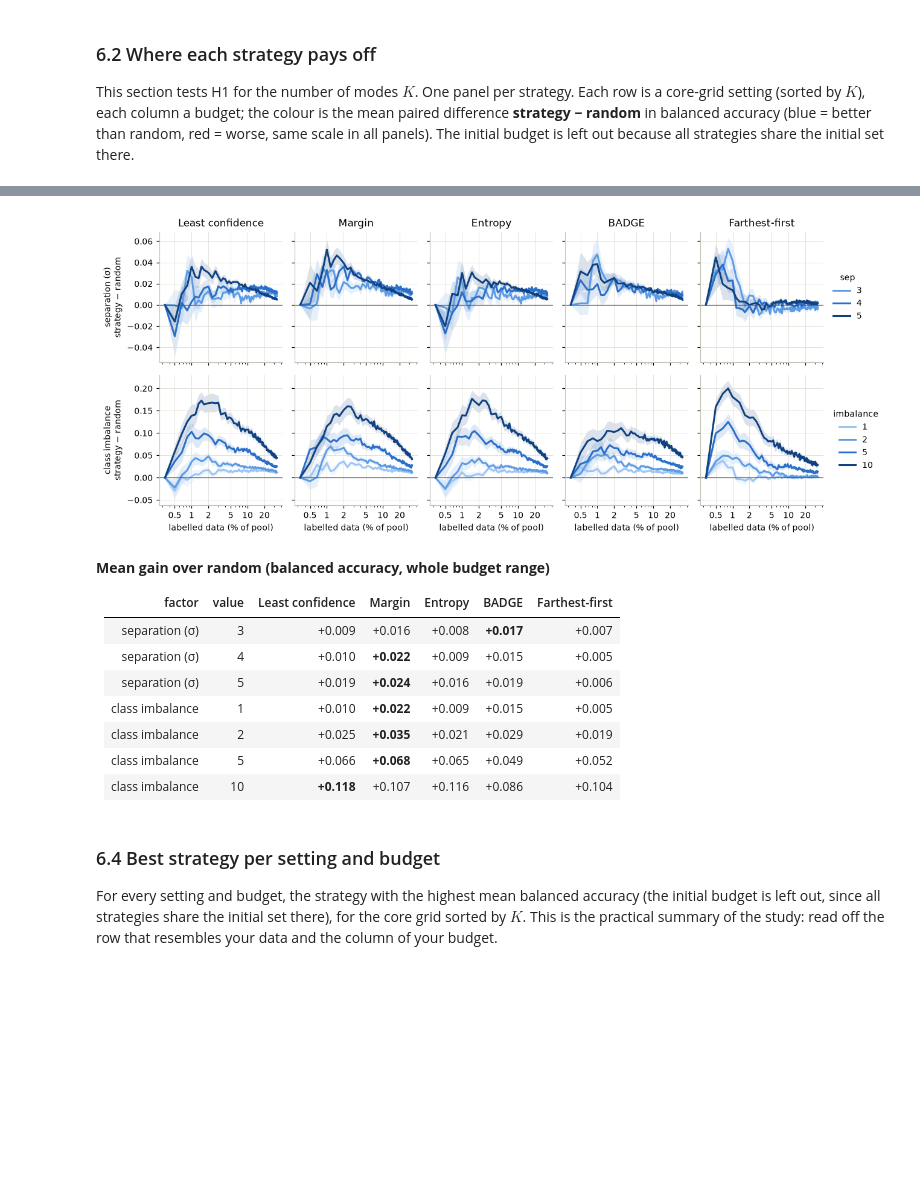
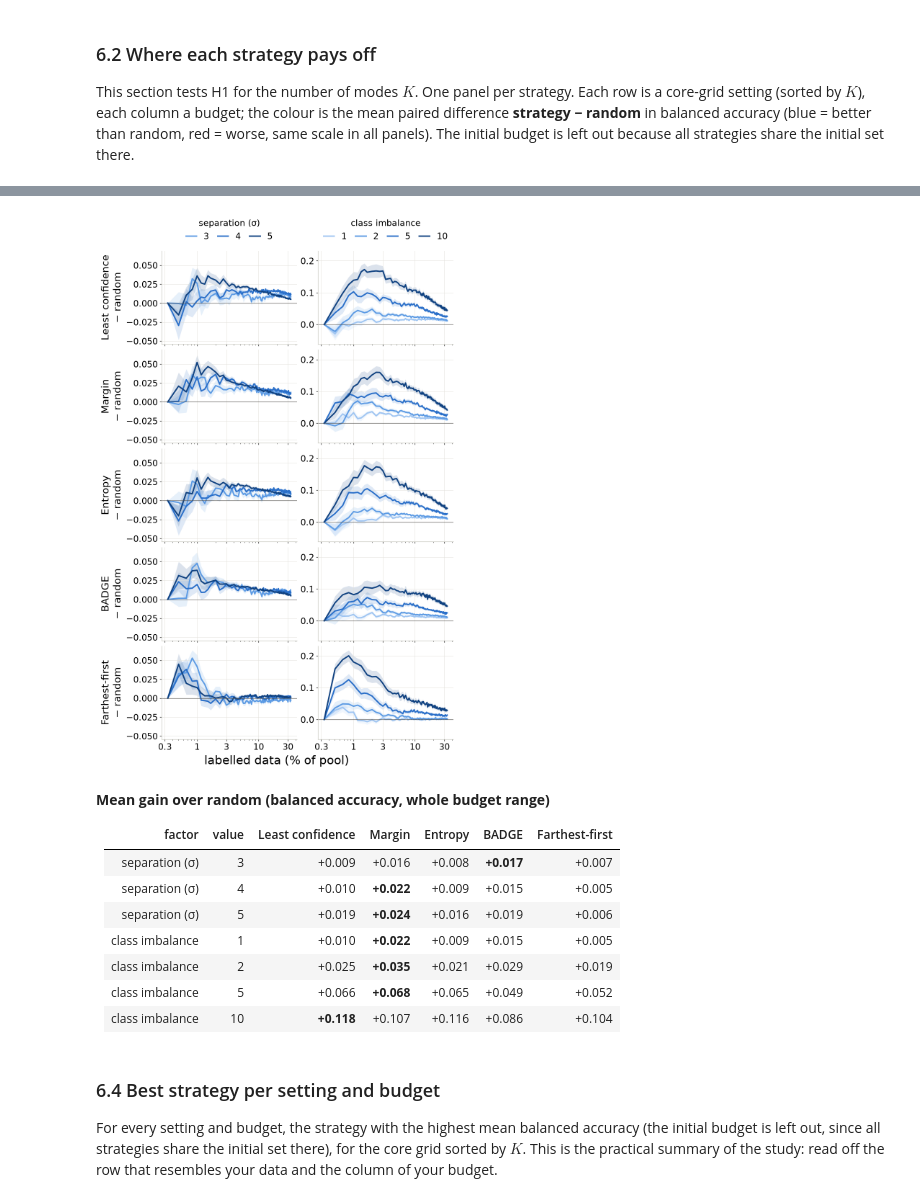
Before and after one commit to juh6973/active_learning_budget_study, a Jupyter notebook: pipeline.ipynb, the cells around one changed output, grey strips where cells are left out. Saved outputs shown, nothing was run; the diff lists cells and outputs as text; code cells hidden in the pictures; blank space fills up the shorter version.

```diff
--- a/pipeline.ipynb
+++ b/pipeline.ipynb
@@ -631,7 +635,7 @@ def gain_map(ax, settings, strategy, vmax):
     x = pct(settings[0], R[settings[0]]["budgets"])[1:]  # drop the initial budget (difference is 0 by construction)
     Z = np.array([diff_vs_random(R[s], strategy).mean(0)[1:] for s in settings])
     mesh = ax.pcolormesh(budget_edges(x), np.arange(len(settings) + 1), Z, cmap=DIVERGING, vmin=-vmax, vmax=vmax)
-    log_axis(ax)
+    ax.set_xscale("log")
     ax.set_yticks(np.arange(len(settings)) + 0.5, [s.label for s in settings])
     ax.grid(False)
     return mesh
@@ -641,21 +645,20 @@ ROWS = by_K(CORE)
 # one colour scale for all panels, so the panels can be compared directly
 vmax = np.quantile(np.abs([diff_vs_random(R[s], st).mean(0)[1:] for s in ROWS for st in OTHERS]), 0.98)
 
-fig, axes = plt.subplots(2, 3, figsize=(11, 7.5), sharex=True, sharey=True)
-for ax, st in zip(axes.flat, OTHERS):  # top row: uncertainty scores, bottom row: BADGE and farthest-first
+fig, axes = plt.subplots(3, 2, figsize=(9.5, 13), sharex=True, sharey=True, layout="constrained")
+for ax, st in zip(axes.flat, OTHERS):
     mesh = gain_map(ax, ROWS, st, vmax)
+    log_axis(ax, subs=(1, 3))
+    ax.tick_params(axis="y", labelsize=14)
     ax.set_title(f"{STYLE[st]['label']} − random")
-for ax in axes[1, :2]:
-    ax.set_xlabel(BUDGET_LABEL)
-axes[0, 2].tick_params(labelbottom=True)  # the panel below it is used for the colour bar
-axes[0, 2].set_xlabel(BUDGET_LABEL)
+axes[1, 1].tick_params(labelbottom=True)  # the panel below it is used for the colour bar
+fig.supxlabel(BUDGET_LABEL)
 
-key = axes[1, 2]
+key = axes[2, 1]
 key.axis("off")
-cbar = fig.colorbar(mesh, cax=key.inset_axes([0.08, 0.6, 0.84, 0.07]), orientation="horizontal")
-cbar.ax.xaxis.set_major_locator(MaxNLocator(4))  # few ticks, so the labels do not collide
-cbar.set_label("strategy − random (balanced accuracy)")
-fig.tight_layout()
+cbar = fig.colorbar(mesh, cax=key.inset_axes([0.05, 0.55, 0.9, 0.08]), orientation="horizontal")
+cbar.ax.xaxis.set_major_locator(MaxNLocator(3))  # few ticks, so the labels do not collide
+cbar.set_label("strategy − random\n(balanced accuracy)")
 savefig(fig, "fig2_strategy_gain_maps")
 plt.show()
 # %% [output]
@@ -679,39 +682,38 @@ rather than a better decision boundary; the imbalance = 2 level shows where this
 # %%
 def mean_gain(s, strategy):
     # mean gain over random along the log budget axis (initial budget excluded: the difference is 0 there)
     t, d = np.log(R[s]["budgets"][1:]), diff_vs_random(R[s], strategy).mean(0)[1:]
     return np.trapezoid(d, t) / (t[-1] - t[0])
 
 
-fig, axes = plt.subplots(len(SWEEPS), len(OTHERS), figsize=(12, 5), sharex=True, sharey="row")
-for i, (title, (field, settings)) in enumerate(SWEEPS.items()):
-    for j, st in enumerate(OTHERS):
+fig, axes = plt.subplots(len(OTHERS), len(SWEEPS), figsize=(9, 14), sharex=True, sharey="col", layout="constrained")
+for j, (title, (field, settings)) in enumerate(SWEEPS.items()):
+    for i, st in enumerate(OTHERS):
         ax = axes[i, j]
         for color, s in zip(SWEEP_COLORS[-len(settings):], settings):
             plot_band(ax, pct(s, R[s]["budgets"]), diff_vs_random(R[s], st), color=color, label=f"{getattr(s, field):g}")
         ax.axhline(0, color="#52514e", lw=0.8)
-        log_axis(ax)
-        if i == 0:
-            ax.set_title(STYLE[st]["label"])
-    axes[i, 0].set_ylabel(f"{title}\nstrategy − random")
-    axes[i, -1].legend(title=field, loc="center left", bbox_to_anchor=(1.02, 0.5))
-for ax in axes[-1]:
-    ax.set_xlabel(BUDGET_LABEL)
-fig.tight_layout()
+        log_axis(ax, subs=(1, 3))
+        if j == 0:
+            ax.set_ylabel(f"{STYLE[st]['label']}\n− random")
+    # the legend doubles as the column header
+    axes[0, j].legend(title=title, ncol=len(settings), loc="lower center", bbox_to_anchor=(0.5, 1.02),
+                      handlelength=1.2, columnspacing=1)
+fig.supxlabel(BUDGET_LABEL)
 savefig(fig, "fig3_sweeps")
 plt.show()
 
 rows = ["| factor | value | " + " | ".join(STYLE[st]["label"] for st in OTHERS) + " |",
         "|---" * (len(OTHERS) + 2) + "|"]
 for title, (field, settings) in SWEEPS.items():
     for s in settings:
         gains = {st: mean_gain(s, st) for st in OTHERS}
         top = max(gains, key=gains.get)
         rows.append(f"| {title} | {getattr(s, field):g} | " + " | ".join(
             f"**{g:+.3f}**" if st == top else f"{g:+.3f}" for st, g in gains.items()) + " |")
 display(Markdown("**Mean gain over random (balanced accuracy, whole budget range)**\n\n" + "\n".join(rows)))
 # %% [output]
-[figure, old version]
+[figure, new version]
 **Mean gain over random (balanced accuracy, whole budget range)**
 
 | factor | value | Least confidence | Margin | Entropy | BADGE | Farthest-first |
```
Also changed, not shown: parts of 7 cells of this notebook.
